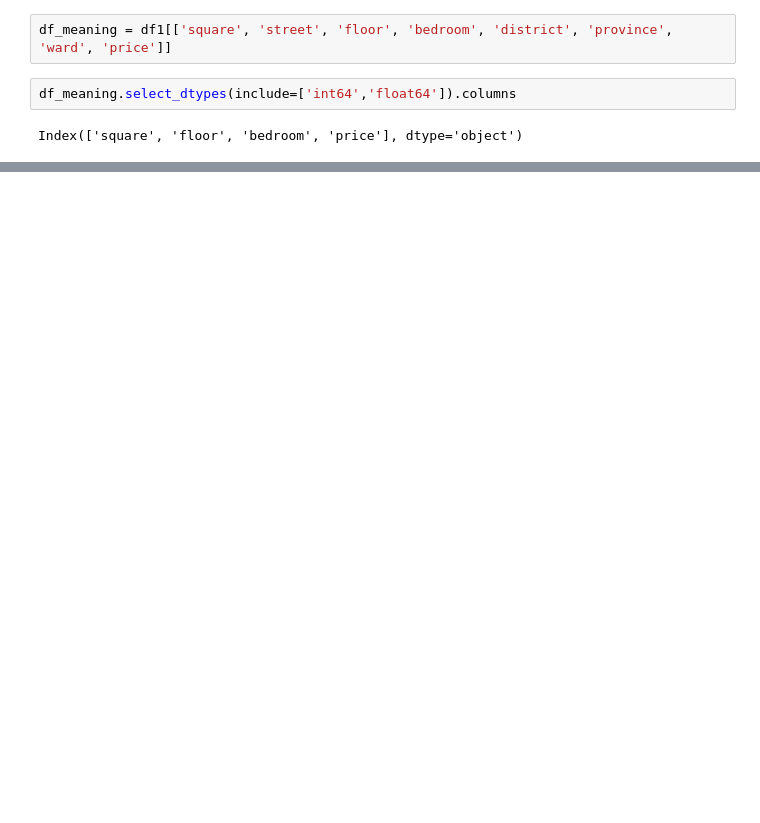
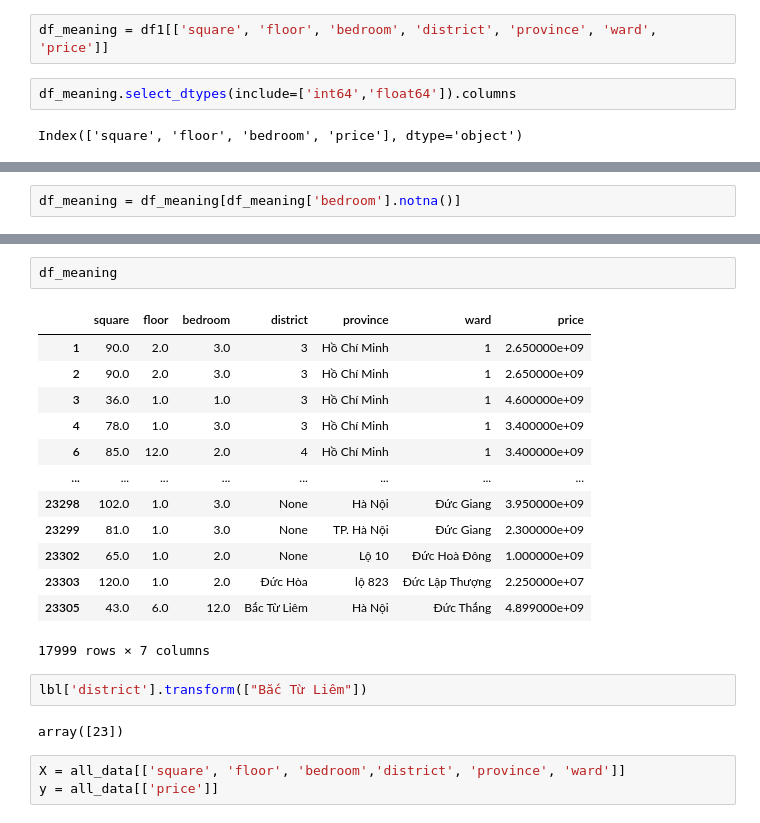
Before and after one commit to longpt233/real-estate-integration, a Jupyter notebook: prj-exam/data-modeling/model.ipynb, the cells around one changed output, grey strips where cells are left out. Cells and saved outputs as stored; diff of their text form; blank space fills up the shorter version.

```diff
--- a/prj-exam/data-modeling/model.ipynb
+++ b/prj-exam/data-modeling/model.ipynb
@@ -206,5 +220,5 @@ Name: parking, Length: 17238, dtype: object
 # %%
-df_meaning = df1[['square', 'street', 'floor', 'bedroom', 'district', 'province', 'ward', 'price']]
+df_meaning = df1[['square', 'floor', 'bedroom', 'district', 'province', 'ward', 'price']]
 # %%
 df_meaning.select_dtypes(include=['int64','float64']).columns
 # %% [output]
@@ -233,0 +236,2 @@ The test data size  : (5103, 23)
+# %%
+df_meaning = df_meaning[df_meaning['bedroom'].notna()]
@@ -233,0 +269,23 @@ The test data size  : (5103, 23)
+# %%
+df_meaning
+# %% [output]
+|  | square | floor | bedroom | district | province | ward | price |
+| 1 | 90.0 | 2.0 | 3.0 | 3 | Hồ Chí Minh | 1 | 2.650000e+09 |
+| 2 | 90.0 | 2.0 | 3.0 | 3 | Hồ Chí Minh | 1 | 2.650000e+09 |
+| 3 | 36.0 | 1.0 | 1.0 | 3 | Hồ Chí Minh | 1 | 4.600000e+09 |
+| 4 | 78.0 | 1.0 | 3.0 | 3 | Hồ Chí Minh | 1 | 3.400000e+09 |
+| 6 | 85.0 | 12.0 | 2.0 | 4 | Hồ Chí Minh | 1 | 3.400000e+09 |
+| ... | ... | ... | ... | ... | ... | ... | ... |
+| 23298 | 102.0 | 1.0 | 3.0 | None | Hà Nội | Đức Giang | 3.950000e+09 |
+| 23299 | 81.0 | 1.0 | 3.0 | None | TP. Hà Nội | Đức Giang | 2.300000e+09 |
+| 23302 | 65.0 | 1.0 | 2.0 | None | Lộ 10 | Đức Hoà Đông | 1.000000e+09 |
+| 23303 | 120.0 | 1.0 | 2.0 | Đức Hòa | lộ 823 | Đức Lập Thượng | 2.250000e+07 |
+| 23305 | 43.0 | 6.0 | 12.0 | Bắc Từ Liêm | Hà Nội | Đức Thắng | 4.899000e+09 |
+17999 rows × 7 columns
+# %%
+lbl['district'].transform(["Bắc Từ Liêm"])
+# %% [output]
+array([23])
+# %%
+X = all_data[['square', 'floor', 'bedroom','district', 'province', 'ward']]
+y = all_data[['price']]
```
Also changed, not shown: parts of 35 cells of this notebook.
